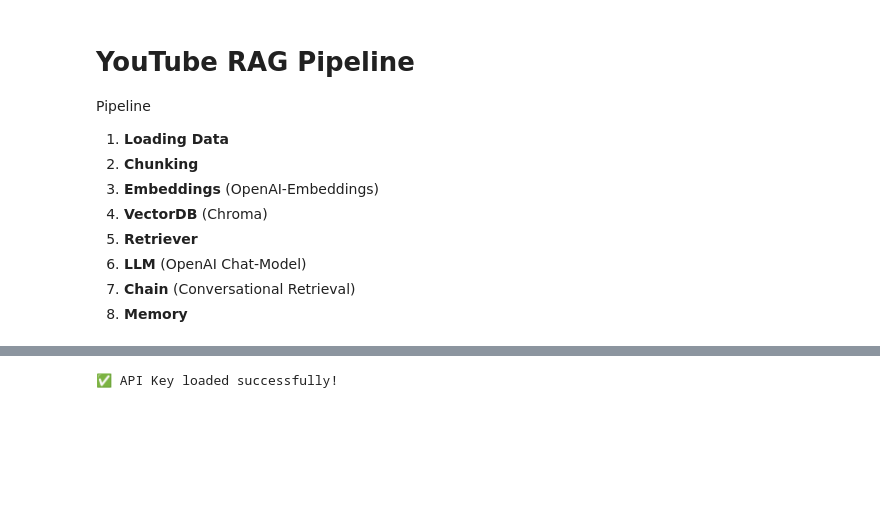
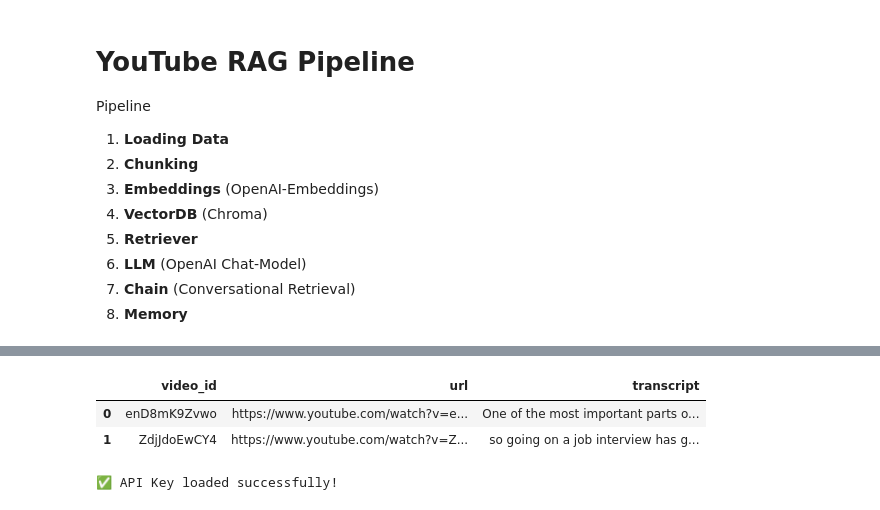
Before and after one commit to kr5red/Project-4-Business-Case-Multimodal-AI-ChatBot-for-YouTube-Video-QA, a Jupyter notebook: youtube_rag_pipeline.ipynb, the cells around one changed output, grey strips where cells are left out. Drawn from its saved outputs; the diff is of its cells as text; code cells hidden in the pictures; blank space fills up the shorter version.

```diff
--- a/youtube_rag_pipeline.ipynb
+++ b/youtube_rag_pipeline.ipynb
@@ -12,0 +153,21 @@ Pipeline
+# %%
+if __name__ == "__main__":
+    # ---- 1) Ingest multiple videos ----
+    video_urls = [
+        # add YouTube URLs here:
+        "https://www.youtube.com/watch?v=enD8mK9Zvwo",
+        "https://www.youtube.com/watch?v=ZdjJdoEwCY4",
+
+    ]
+
+    df_videos = ingest_youtube_videos(video_urls, languages=["en"])
+    print("\nIngested videos DataFrame:")
+    print(df_videos.head())
+
+    if df_videos.empty:
+        raise SystemExit("No videos ingested successfully – check URLs or transcripts settings.")
+
+    # ---- 2) Build Chroma collection ----
+    collection = build_chroma_collection_from_df(df_videos, collection_name="youtube_videos")
+
+    print("\nChroma collection is ready.")
@@ -13,3 +194,9 @@ Pipeline
+# %%
+df_videos.head()
+# %% [output]
+|  | video_id | url | transcript |
+| 0 | enD8mK9Zvwo | https://www.youtube.com/watch?v=e... | One of the most important parts o... |
+| 1 | ZdjJdoEwCY4 | https://www.youtube.com/watch?v=Z... | so going on a job interview has g... |
 # %%
 !pip install -q --upgrade langchain langchain-openai langchain-community langchain-text-splitters chromadb tiktoken python-dotenv
 # %%
```
Also changed, not shown: parts of 10 cells of this notebook.
